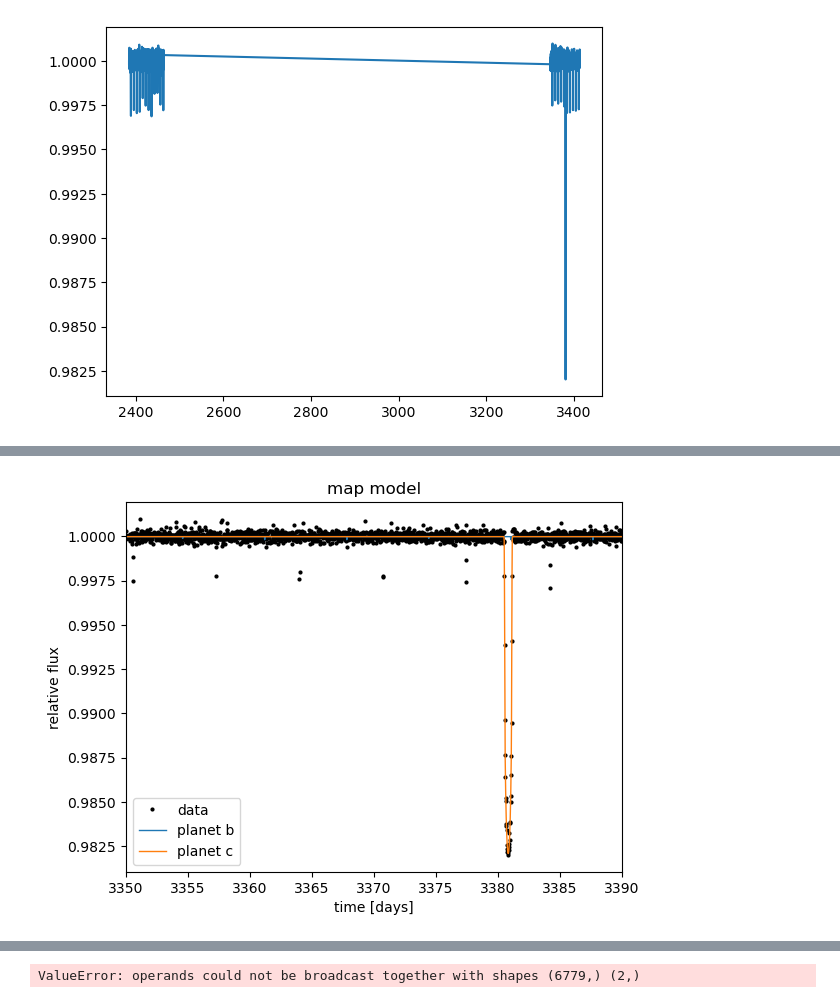
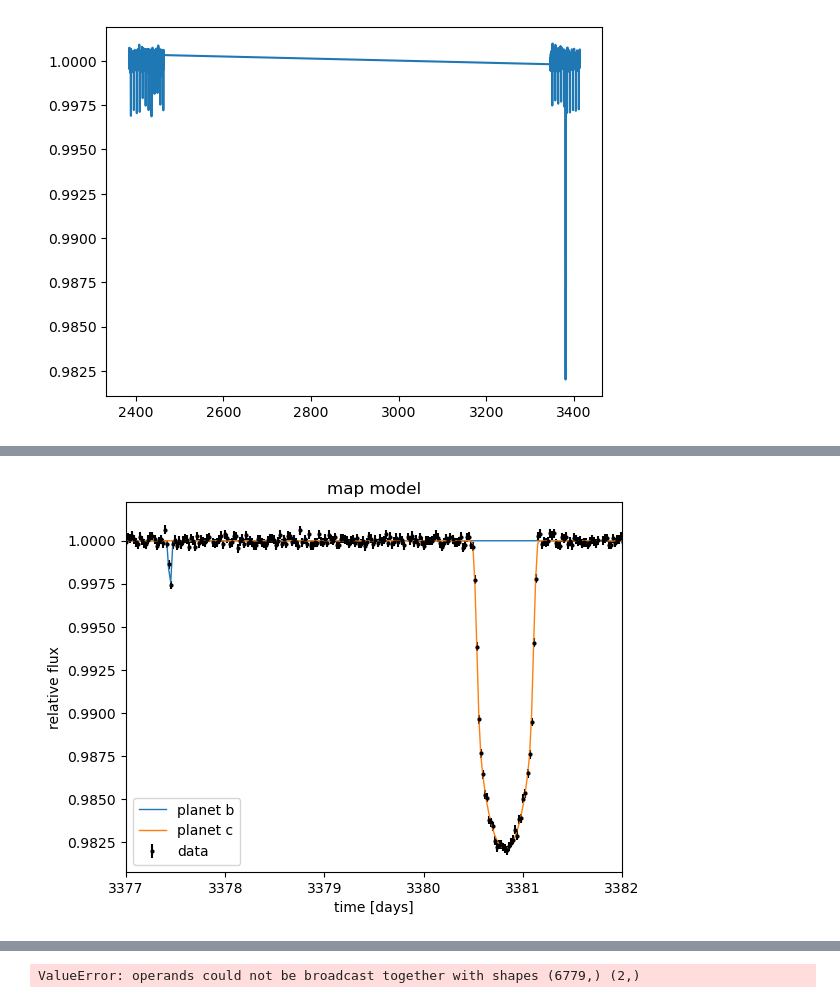
Before and after one commit to angelis21/epic-exo, a Jupyter notebook: fitting_a_detrended_lightcurve.ipynb, the cells around one changed output, grey strips where cells are left out. Cells and saved outputs as stored; diff of their text form; code cells hidden in the pictures.

```diff
--- a/fitting_a_detrended_lightcurve.ipynb
+++ b/fitting_a_detrended_lightcurve.ipynb
@@ -177,16 +172,17 @@ this suggests that something is wrong with the model
 # %%
-plt.plot(time, flux, ".k", ms=4, label="data")
+#plt.plot(time, flux, ".k", ms=4, label="data")
+plt.errorbar(time, flux, yerr = flux_error, color = 'k', marker = ".", linestyle = 'none', ms=4, label="data")
 
 for i, l in enumerate("bc"):
     plt.plot(
         time, map_soln["light_curves"][:,i]+map_soln["mean"], lw=1, label="planet {0}".format(l)
     )
 plt.xlim(time.min(), time.max())
 plt.ylabel("relative flux")
 plt.xlabel("time [days]")
-plt.xlim(3350, 3390)
+plt.xlim(3377, 3382)
 plt.legend(fontsize=10)
 _ = plt.title("map model")
 # %% [output]
-[figure, old version]
+[figure, new version]
 # %%
```
Also changed, not shown: parts of 8 cells of this notebook.
